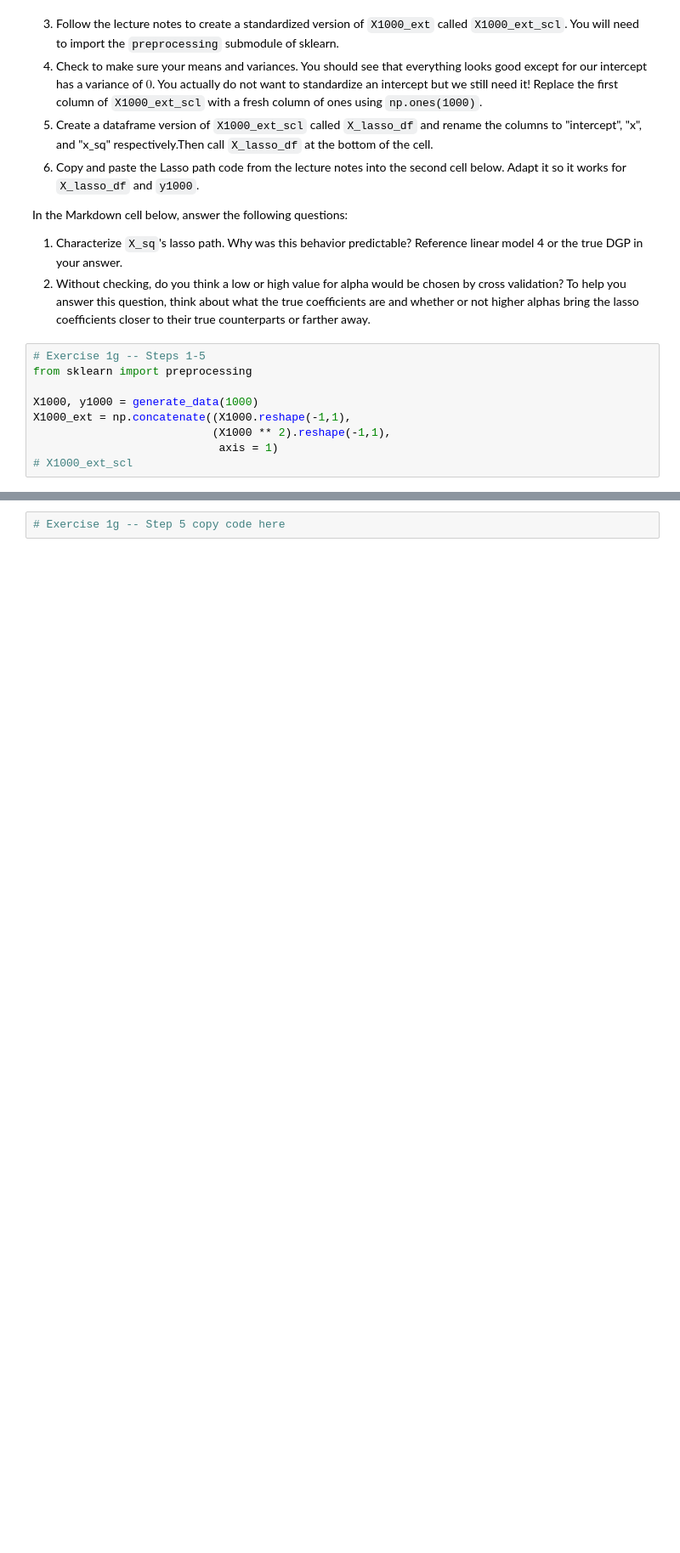
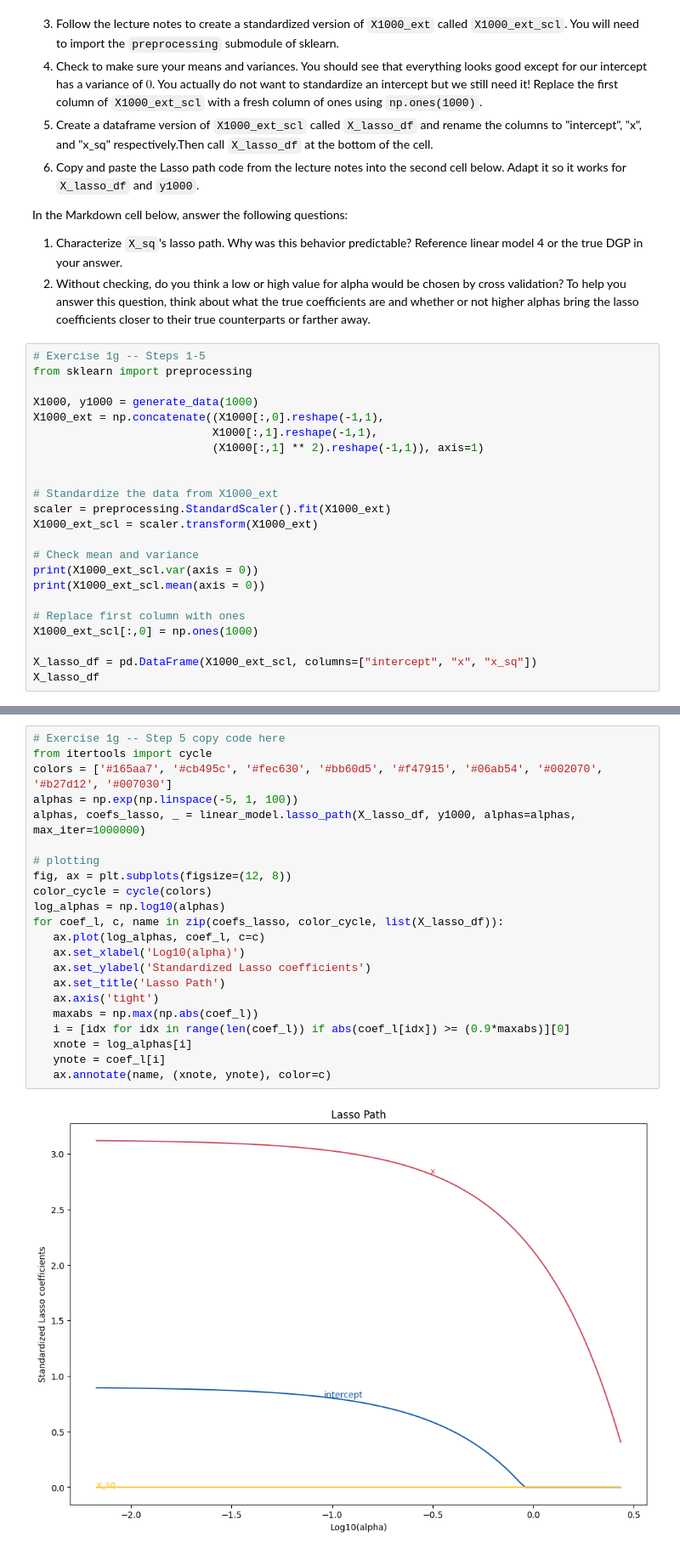
Before and after one commit to ZacharyTanWeyTze/VSP_Zachary_Tan_WeyTze, a Jupyter notebook: lab_assignments/Lab6_Regression_ZacharyTanWeyTze.ipynb, the cells around one changed output, grey strips where cells are left out. Shown at 85% size. Saved outputs shown, nothing was run; the diff lists cells and outputs as text; blank space fills up the shorter version.

```diff
--- a/lab_assignments/Lab6_Regression_ZacharyTanWeyTze.ipynb
+++ b/lab_assignments/Lab6_Regression_ZacharyTanWeyTze.ipynb
@@ -284,8 +293,22 @@ In the Markdown cell below, answer the following questions:
 from sklearn import preprocessing
 
 X1000, y1000 = generate_data(1000)
-X1000_ext = np.concatenate((X1000.reshape(-1,1),
-                           (X1000 ** 2).reshape(-1,1),
-                            axis = 1)
-# X1000_ext_scl
+X1000_ext = np.concatenate((X1000[:,0].reshape(-1,1),
+                           X1000[:,1].reshape(-1,1),
+                           (X1000[:,1] ** 2).reshape(-1,1)), axis=1)
+
+
+# Standardize the data from X1000_ext
+scaler = preprocessing.StandardScaler().fit(X1000_ext)
+X1000_ext_scl = scaler.transform(X1000_ext)
+
+# Check mean and variance
+print(X1000_ext_scl.var(axis = 0))
+print(X1000_ext_scl.mean(axis = 0))
+
+# Replace first column with ones
+X1000_ext_scl[:,0] = np.ones(1000)
+
+X_lasso_df = pd.DataFrame(X1000_ext_scl, columns=["intercept", "x", "x_sq"])
+X_lasso_df
 # %% [output]
@@ -293,2 +330,24 @@ NameError: name 'generate_data' is not defined
 # %%
 # Exercise 1g -- Step 5 copy code here
+from itertools import cycle
+colors = ['#165aa7', '#cb495c', '#fec630', '#bb60d5', '#f47915', '#06ab54', '#002070', '#b27d12', '#007030']
+alphas = np.exp(np.linspace(-5, 1, 100))
+alphas, coefs_lasso, _ = linear_model.lasso_path(X_lasso_df, y1000, alphas=alphas, max_iter=1000000)
+
+# plotting
+fig, ax = plt.subplots(figsize=(12, 8))
+color_cycle = cycle(colors)
+log_alphas = np.log10(alphas)
+for coef_l, c, name in zip(coefs_lasso, color_cycle, list(X_lasso_df)):
+   ax.plot(log_alphas, coef_l, c=c)
+   ax.set_xlabel('Log10(alpha)')
+   ax.set_ylabel('Standardized Lasso coefficients')
+   ax.set_title('Lasso Path')
+   ax.axis('tight')
+   maxabs = np.max(np.abs(coef_l))
+   i = [idx for idx in range(len(coef_l)) if abs(coef_l[idx]) >= (0.9*maxabs)][0]
+   xnote = log_alphas[i]
+   ynote = coef_l[i]
+   ax.annotate(name, (xnote, ynote), color=c)
+# %% [output]
+[figure, added]
```
Also changed, not shown: parts of 12 cells of this notebook.
